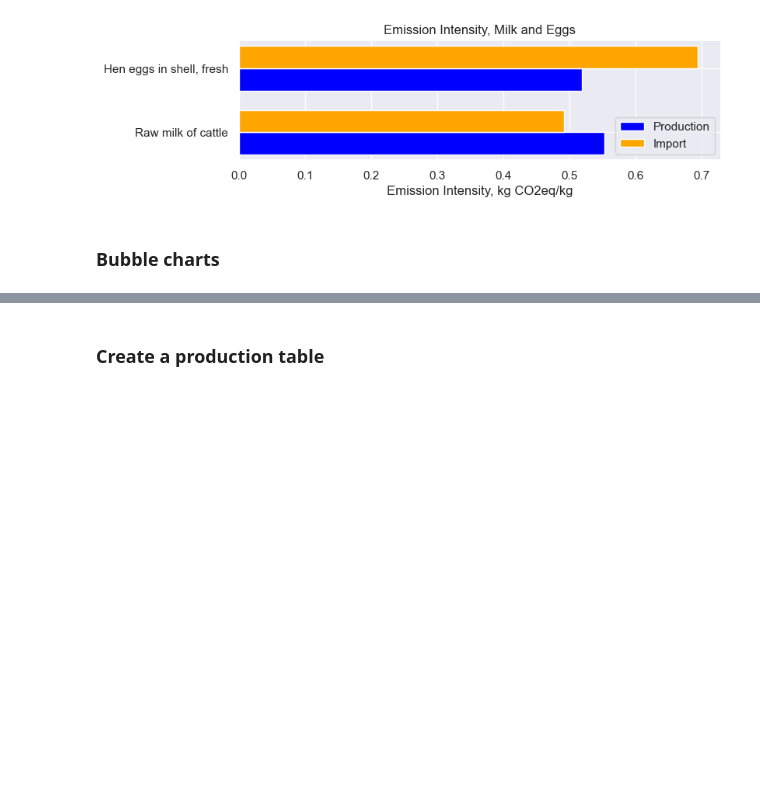
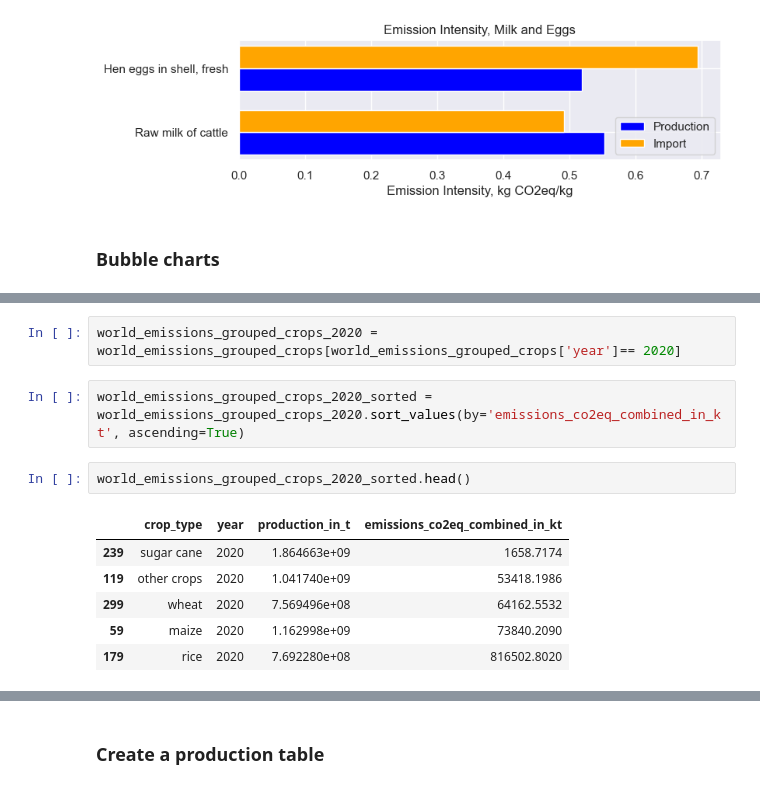
Before and after one commit to kostinam/neuefische-capstone, a Jupyter notebook: mk-eda.ipynb, the cells around one changed output, grey strips where cells are left out. Saved outputs shown, nothing was run; the diff lists cells and outputs as text; blank space fills up the shorter version.

```diff
--- a/mk-eda.ipynb
+++ b/mk-eda.ipynb
@@ -273,0 +420,13 @@ create_grouped_bar_chart(selected_milk_eggs, 'Emission Intensity, Milk and Eggs'
+# %%
+world_emissions_grouped_crops_2020 = world_emissions_grouped_crops[world_emissions_grouped_crops['year']== 2020]
+# %%
+world_emissions_grouped_crops_2020_sorted = world_emissions_grouped_crops_2020.sort_values(by='emissions_co2eq_combined_in_kt', ascending=True)
+# %%
+world_emissions_grouped_crops_2020_sorted.head()
+# %% [output]
+|  | crop_type | year | production_in_t | emissions_co2eq_combined_in_kt |
+| 239 | sugar cane | 2020 | 1.864663e+09 | 1658.7174 |
+| 119 | other crops | 2020 | 1.041740e+09 | 53418.1986 |
+| 299 | wheat | 2020 | 7.569496e+08 | 64162.5532 |
+| 59 | maize | 2020 | 1.162998e+09 | 73840.2090 |
+| 179 | rice | 2020 | 7.692280e+08 | 816502.8020 |
```
Also changed, not shown: parts of 28 cells of this notebook.
